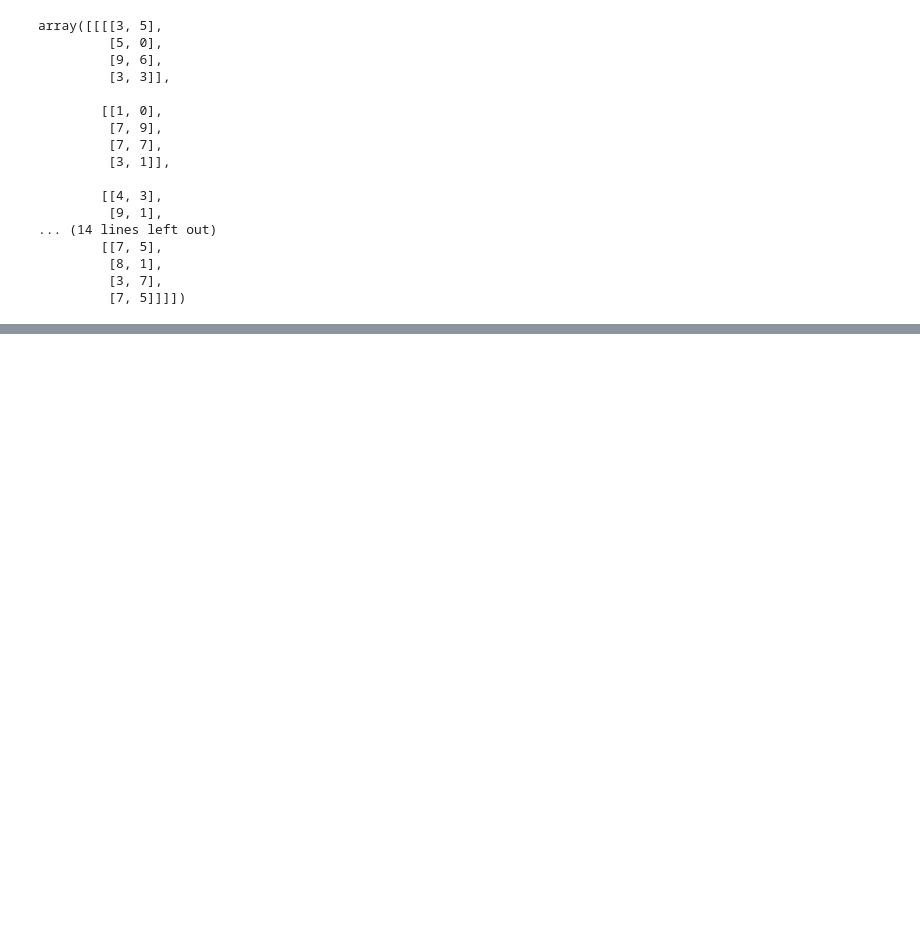
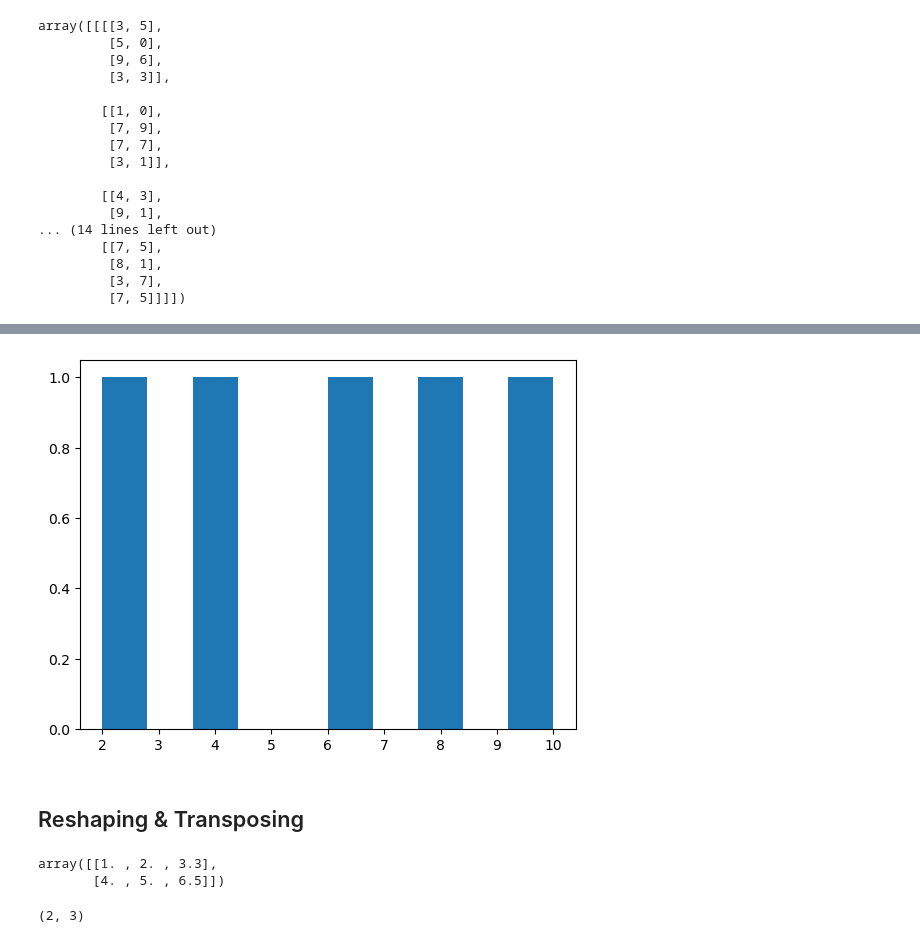
Before and after one commit to abid0-07/Machine-Learning-Basic, a Jupyter notebook: Numpy/Intoduction-to-Numpy.ipynb, the cells around one changed output, grey strips where cells are left out. Saved outputs shown, nothing was run; the diff lists cells and outputs as text; code cells hidden in the pictures; blank space fills up the shorter version.

```diff
--- a/Numpy/Intoduction-to-Numpy.ipynb
+++ b/Numpy/Intoduction-to-Numpy.ipynb
@@ -286,0 +460,16 @@ array([[[[3, 5, 8, 8],
+# %%
+plt.hist(low_var_array)
+plt.show()
+# %% [output]
+[figure, added]
+# %% [markdown]
+## Reshaping & Transposing
+# %%
+a2
+# %% [output]
+array([[1. , 2. , 3.3],
+       [4. , 5. , 6.5]])
+# %%
+a2.shape
+# %% [output]
+(2, 3)
```
Also changed, not shown: parts of 58 cells of this notebook, 3 other files.
